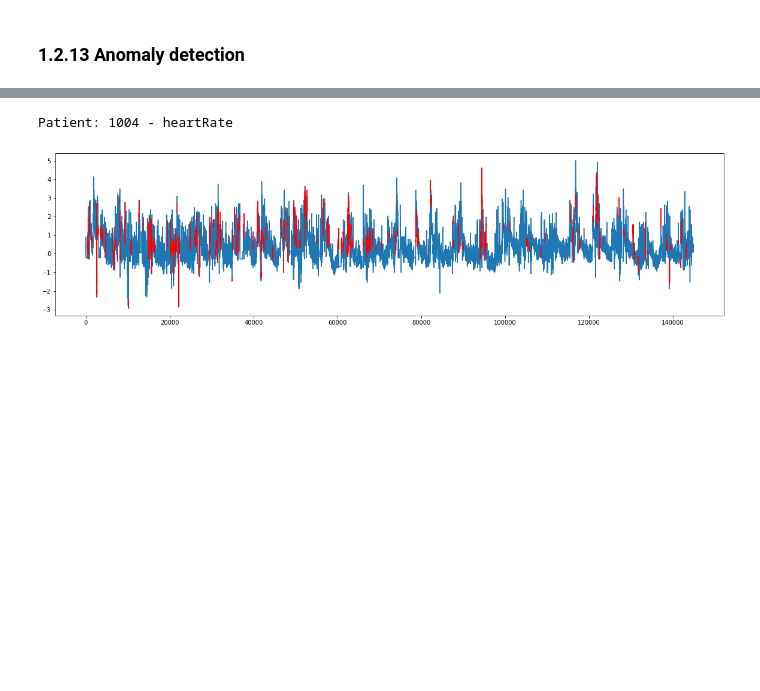
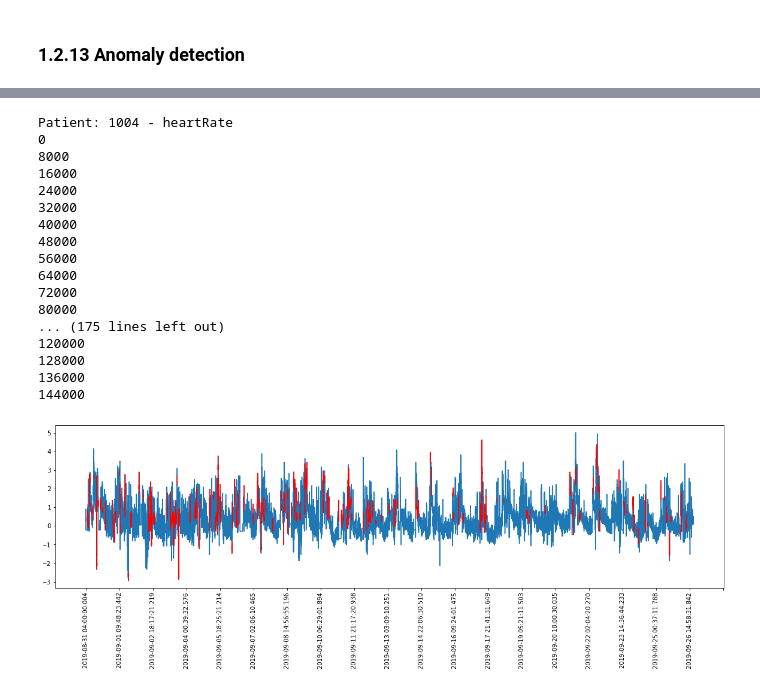
Before and after one commit to alfredoaloi/deep-learning-project, a Jupyter notebook: task_2.ipynb, the cells around one changed output, grey strips where cells are left out. Saved outputs shown, nothing was run; the diff lists cells and outputs as text; code cells hidden in the pictures; blank space fills up the shorter version.

```diff
--- a/task_2.ipynb
+++ b/task_2.ipynb
@@ -565,34 +566,59 @@ print(f'Patient: {patient_number} - heartRate')
 anomalies = test_loss[patient_index] > threshold
 anomalous_data_indices = []
 for data_idx in range(WINDOW_SIZE - 1, len(test_data[test_data.patient == patient_number]) - WINDOW_SIZE + 1):
     if np.all(anomalies[data_idx - WINDOW_SIZE + 1 : data_idx]):
         anomalous_data_indices.append(data_idx)
 
 df_subset = test_data.iloc[anomalous_data_indices].heartRate
 
 red_parts = []
 first = df_subset.index[0]
 previous = first - 1
 for index in df_subset.index:
     if previous + 1 == index:
         previous = index
     else:
         red_parts.append(test_data[test_data.patient == patient_number].heartRate[first:previous])
         first = previous = index
 
 fig, ax = plt.subplots()
 
 test_data[test_data.patient == patient_number].heartRate.plot(legend=False, ax=ax)
 for red_part in red_parts:
     red_part.plot(legend=False, ax=ax, color='r')
 
 
+def format_fn(tick_val, tick_pos):
+    if int(tick_val) in list(original_test_data[original_test_data.patient == patient_number].index):
+        return original_test_data[original_test_data.patient == patient_number].iloc[int(tick_val)].tsDate
+    return ''
+
+ax.xaxis.set_major_formatter(format_fn)
+ax.xaxis.set_major_locator(ticker.MaxNLocator(20))
+ax.tick_params(axis='x', labelrotation=90)
+
 plt.savefig('task_2/plots/1004-heartRate.png')
 
 plt.rcParams['figure.figsize'] = plt.rcParamsDefault['figure.figsize']
 # %% [output]
 Patient: 1004 - heartRate
+0
+8000
+16000
+24000
+32000
+40000
+48000
+56000
+64000
+72000
+80000
+... (175 lines left out)
+120000
+128000
+136000
+144000
-[figure, old version]
+[figure, new version]
 # %%
 anomalies_count = []
 row_count = []
```
Also changed, not shown: parts of 11 cells of this notebook, 3 other files.
